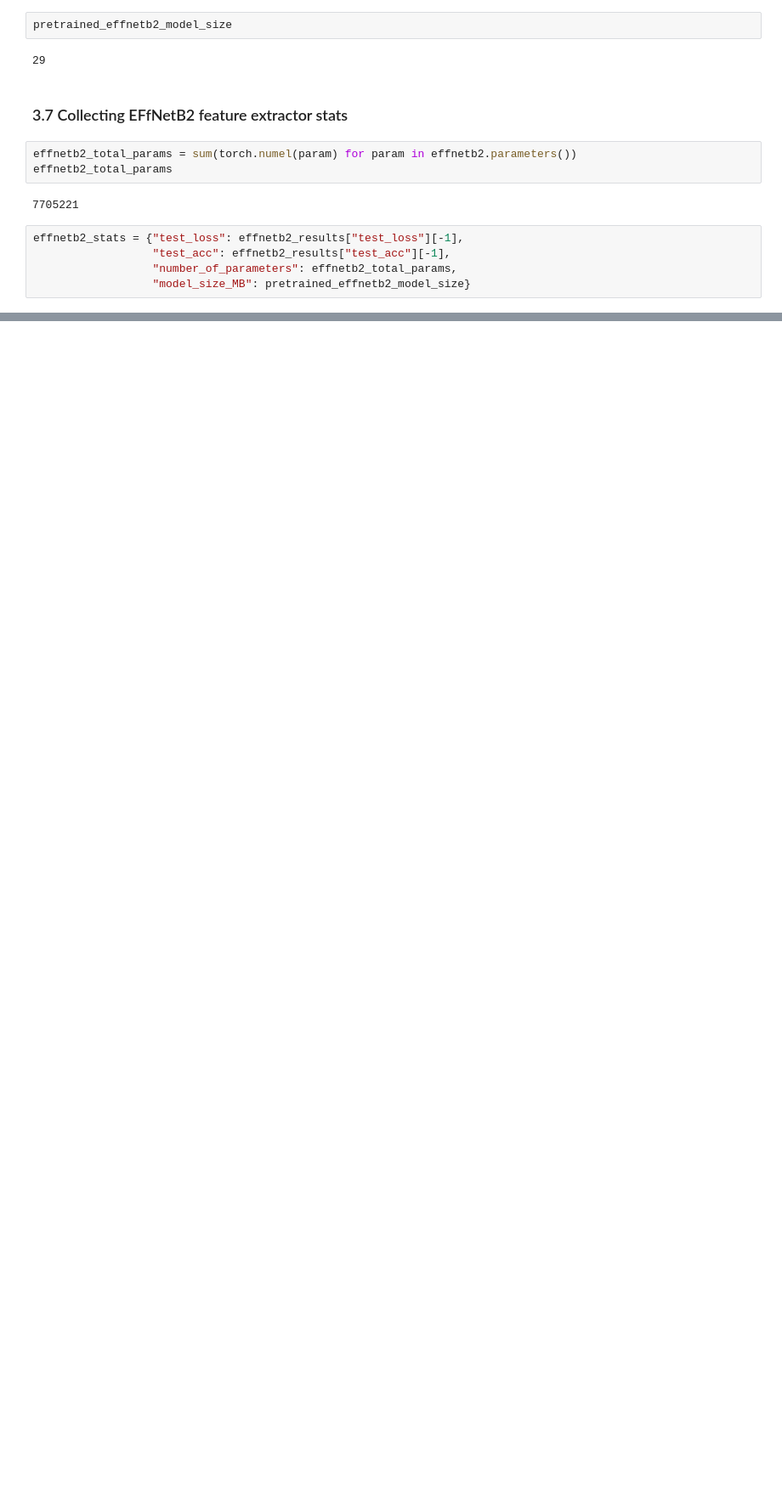
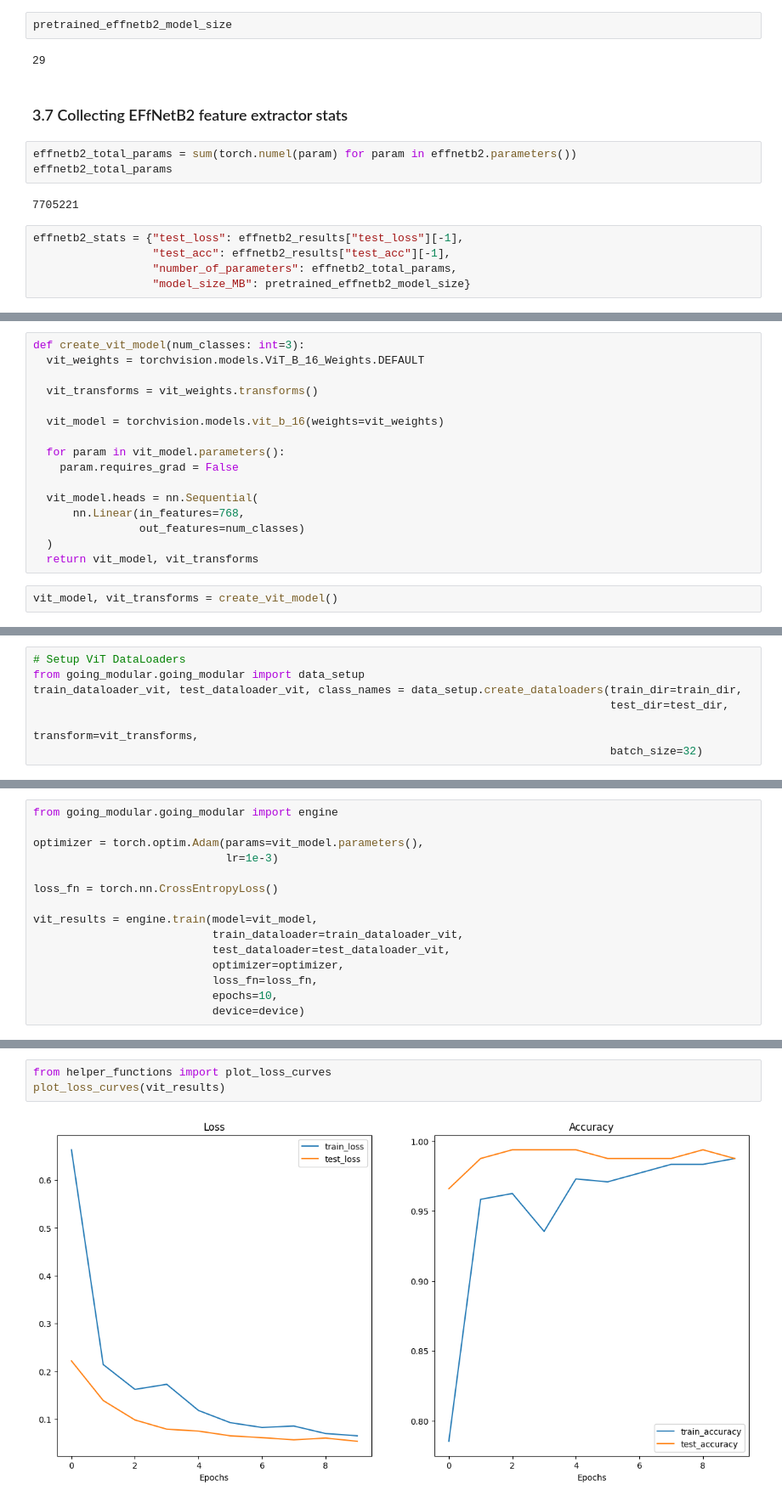
Before and after one commit to Adarsh0047/PyTorch-ZTM, a Jupyter notebook: 9. Model Deployment/09_Pytorch_Model_Deployment.ipynb, the cells around one changed output, grey strips where cells are left out. Shown: that part at 85% size. Cells and saved outputs as stored; diff of their text form; blank space fills up the shorter version.

Commit message:
craeted vit model and compare performance between vit and effnetb2

```diff
--- a/9. Model Deployment/09_Pytorch_Model_Deployment.ipynb
+++ b/9. Model Deployment/09_Pytorch_Model_Deployment.ipynb
@@ -298,0 +314,18 @@ effnetb2_stats
+# %%
+def create_vit_model(num_classes: int=3):
+  vit_weights = torchvision.models.ViT_B_16_Weights.DEFAULT
+
+  vit_transforms = vit_weights.transforms()
+
+  vit_model = torchvision.models.vit_b_16(weights=vit_weights)
+
+  for param in vit_model.parameters():
+    param.requires_grad = False
+
+  vit_model.heads = nn.Sequential(
+      nn.Linear(in_features=768,
+                out_features=num_classes)
+  )
+  return vit_model, vit_transforms
+# %%
+vit_model, vit_transforms = create_vit_model()
@@ -298,0 +373,7 @@ effnetb2_stats
+# %%
+# Setup ViT DataLoaders
+from going_modular.going_modular import data_setup
+train_dataloader_vit, test_dataloader_vit, class_names = data_setup.create_dataloaders(train_dir=train_dir,
+                                                                                       test_dir=test_dir,
+                                                                                       transform=vit_transforms,
+                                                                                       batch_size=32)
@@ -298,0 +382,15 @@ effnetb2_stats
+# %%
+from going_modular.going_modular import engine
+
+optimizer = torch.optim.Adam(params=vit_model.parameters(),
+                             lr=1e-3)
+
+loss_fn = torch.nn.CrossEntropyLoss()
+
+vit_results = engine.train(model=vit_model,
+                           train_dataloader=train_dataloader_vit,
+                           test_dataloader=test_dataloader_vit,
+                           optimizer=optimizer,
+                           loss_fn=loss_fn,
+                           epochs=10,
+                           device=device)
@@ -298,0 +408,5 @@ effnetb2_stats
+# %%
+from helper_functions import plot_loss_curves
+plot_loss_curves(vit_results)
+# %% [output]
+[figure, added]
```
Also changed, not shown: parts of 44 cells of this notebook, 1 other file.
